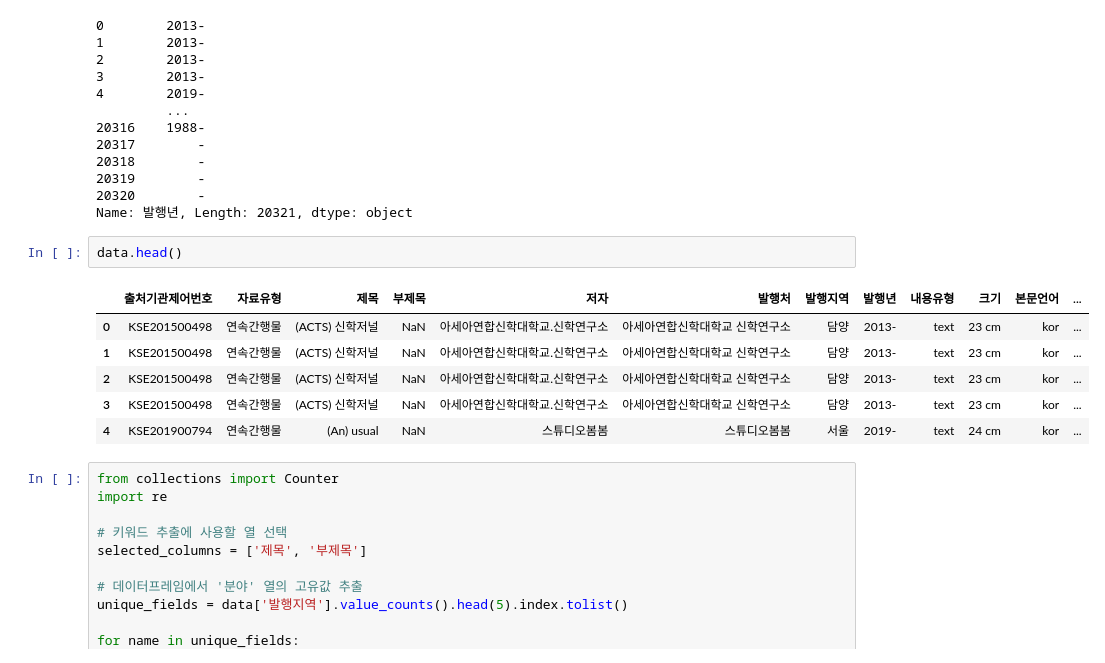
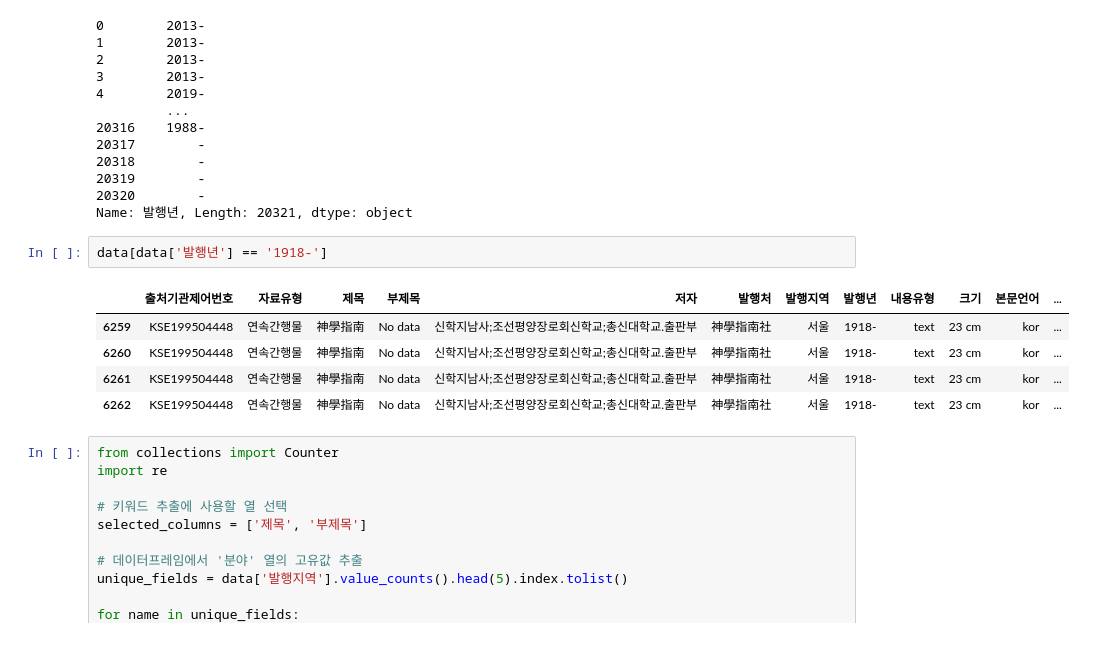
Before and after one commit to mgskko/Project_Contest_National_Library_of_Korea_Book_Data, a Jupyter notebook: biblio_data_series_updated_py.ipynb, the cells around one changed output. Drawn from its saved outputs; the diff is of its cells as text.

```diff
--- a/biblio_data_series_updated_py.ipynb
+++ b/biblio_data_series_updated_py.ipynb
@@ -257,14 +257,13 @@ print(data['발행년'])
 20320        -
 Name: 발행년, Length: 20321, dtype: object
 # %%
-data.head()
+data[data['발행년'] == '1918-']
 # %% [output]
 |  | 출처기관제어번호 | 자료유형 | 제목 | 부제목 | 저자 | 발행처 | 발행지역 | 발행년 | 내용유형 | 크기 | 본문언어 | ... |
-| 0 | KSE201500498 | 연속간행물 | (ACTS) 신학저널 | NaN | 아세아연합신학대학교.신학연구소 | 아세아연합신학대학교 신학연구소 | 담양 | 2013- | text | 23 cm | kor | ... |
-| 1 | KSE201500498 | 연속간행물 | (ACTS) 신학저널 | NaN | 아세아연합신학대학교.신학연구소 | 아세아연합신학대학교 신학연구소 | 담양 | 2013- | text | 23 cm | kor | ... |
-| 2 | KSE201500498 | 연속간행물 | (ACTS) 신학저널 | NaN | 아세아연합신학대학교.신학연구소 | 아세아연합신학대학교 신학연구소 | 담양 | 2013- | text | 23 cm | kor | ... |
-| 3 | KSE201500498 | 연속간행물 | (ACTS) 신학저널 | NaN | 아세아연합신학대학교.신학연구소 | 아세아연합신학대학교 신학연구소 | 담양 | 2013- | text | 23 cm | kor | ... |
-| 4 | KSE201900794 | 연속간행물 | (An) usual | NaN | 스튜디오봄봄 | 스튜디오봄봄 | 서울 | 2019- | text | 24 cm | kor | ... |
+| 6259 | KSE199504448 | 연속간행물 | 神學指南 | No data | 신학지남사;조선평양장로회신학교;총신대학교.출판부 | 神學指南社 | 서울 | 1918- | text | 23 cm | kor | ... |
+| 6260 | KSE199504448 | 연속간행물 | 神學指南 | No data | 신학지남사;조선평양장로회신학교;총신대학교.출판부 | 神學指南社 | 서울 | 1918- | text | 23 cm | kor | ... |
+| 6261 | KSE199504448 | 연속간행물 | 神學指南 | No data | 신학지남사;조선평양장로회신학교;총신대학교.출판부 | 神學指南社 | 서울 | 1918- | text | 23 cm | kor | ... |
+| 6262 | KSE199504448 | 연속간행물 | 神學指南 | No data | 신학지남사;조선평양장로회신학교;총신대학교.출판부 | 神學指南社 | 서울 | 1918- | text | 23 cm | kor | ... |
 # %%
 from collections import Counter
 import re
```
Also changed, not shown: parts of 4 cells of this notebook, 4 other files.
